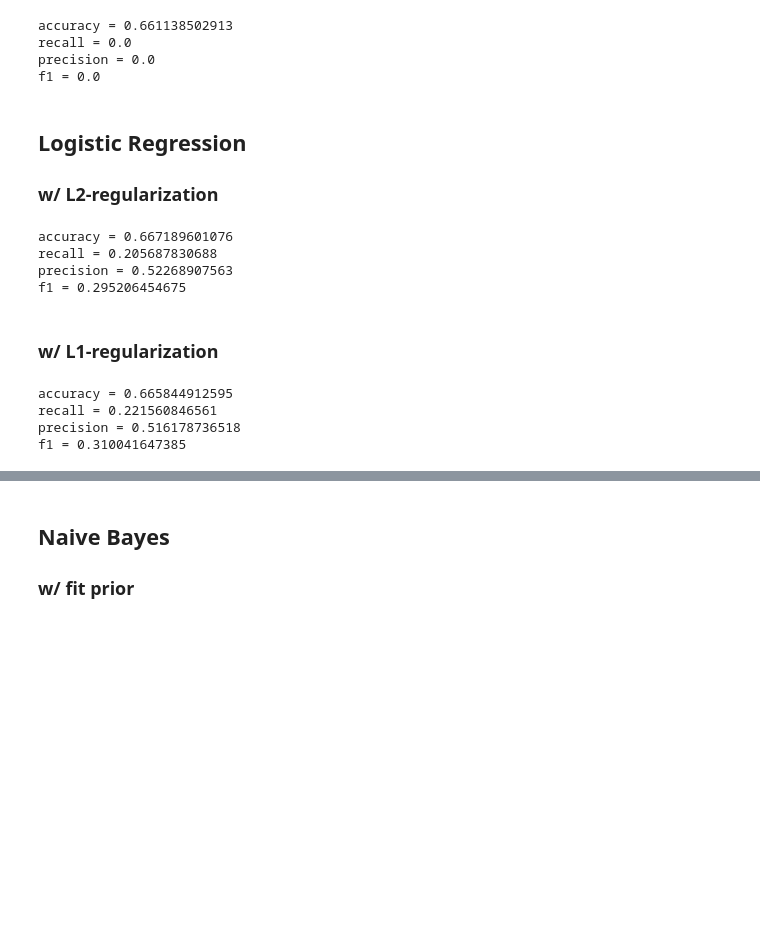
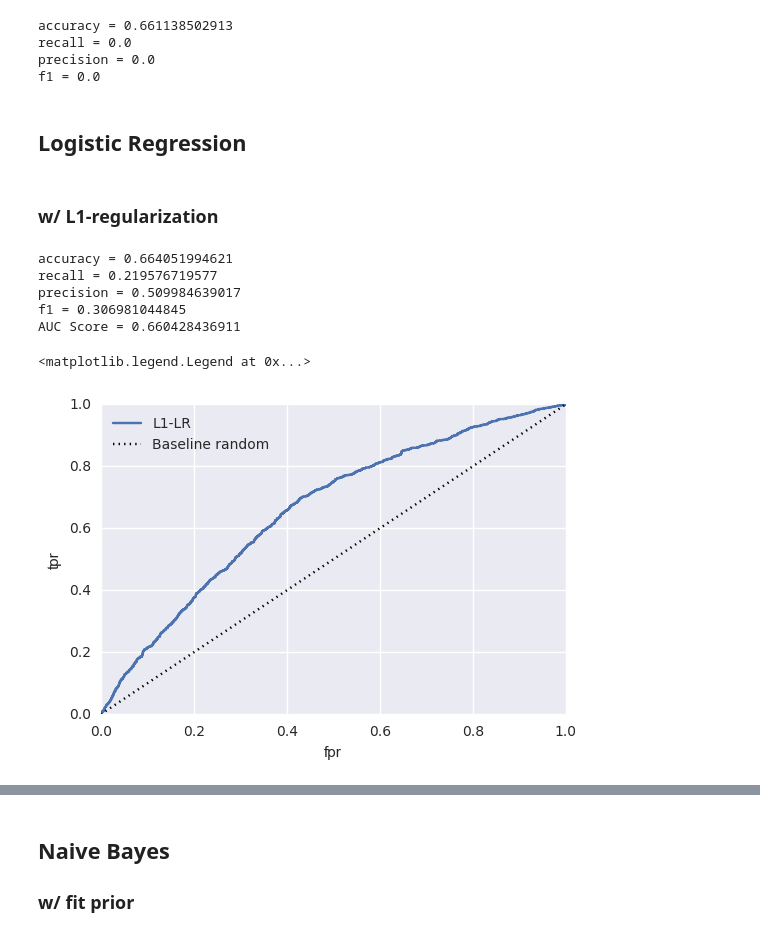
Before and after one commit to jchelmers/urban-data-project, a Jupyter notebook: Consolidate_New_Features_Jon.ipynb, the cells around one changed output, grey strips where cells are left out. Drawn from its saved outputs; the diff is of its cells as text; code cells hidden in the pictures; blank space fills up the shorter version.

Commit message:
Added ROC/AUC Metrics

```diff
--- a/Consolidate_New_Features_Jon.ipynb
+++ b/Consolidate_New_Features_Jon.ipynb
@@ -57,7 +58,11 @@ Index(['crit_violations', 'non_crit_violations', 'earliest_inspection',
        'police_matter_complaints', 'liq_license', 'side_license'],
       dtype='object')
 # %%
-violations_df2 = violations_df.drop(['address', 'crit_violations', 'earliest_inspection',
+violations_df2 = violations_df.drop(['food_poisoning_complaints',
+       'food_establishment_complaints', 'electric_complaints',
+       'safety_complaints', 'rodent_complaints', 'dirty_conditions_complaints',
+       'general_complaints', 'missed_collection_complaints',
+       'police_matter_complaints', 'liq_license', 'side_license','address', 'crit_violations', 'earliest_inspection',
                                      'latest_inspection', 'second_latest_inspection',
                                      'non_crit_violations', 'num_inspections',
                                      'crit_violations_recent_inspect', 'non_crit_violations_recent_inspect'], axis=1)
@@ -182,32 +185,29 @@ precision = 0.0
 f1 = 0.0
 # %% [markdown]
 ## Logistic Regression
-### w/ L2-regularization
-# %%
-lr = linear_model.LogisticRegression(penalty = 'l2',C=1e20)
-lr.fit(X_train, y_train)
-pred_lr = lr.predict(X_test)
-print('accuracy = ' + str(sklearn.metrics.accuracy_score(y_test, pred_lr)))
-print('recall = ' + str(sklearn.metrics.recall_score(y_test, pred_lr)))
-print('precision = ' + str(sklearn.metrics.precision_score(y_test, pred_lr)))
-print('f1 = ' + str(sklearn.metrics.f1_score(y_test, pred_lr)))
-# %% [output]
-accuracy = 0.667189601076
-recall = 0.205687830688
-precision = 0.52268907563
-f1 = 0.295206454675
 # %% [markdown]
 ### w/ L1-regularization
 # %%
-lr = linear_model.LogisticRegression(penalty = 'l1',C=1e20)
+lr = linear_model.LogisticRegression(penalty = 'l1',C=1e50)
 lr.fit(X_train, y_train)
 pred_lr = lr.predict(X_test)
+pred_lr_prob = lr.predict_proba(X_test)
 print('accuracy = ' + str(sklearn.metrics.accuracy_score(y_test, pred_lr)))
 print('recall = ' + str(sklearn.metrics.recall_score(y_test, pred_lr)))
 print('precision = ' + str(sklearn.metrics.precision_score(y_test, pred_lr)))
 print('f1 = ' + str(sklearn.metrics.f1_score(y_test, pred_lr)))
+print('AUC Score = ' + str(metrics.roc_auc_score(y_test, pred_lr_prob[:,1])))
+fpr_lr, tpr_lr, thresholds_lr = metrics.roc_curve(y_test, pred_lr_prob[:,1])
+plt.plot(fpr_lr,tpr_lr, label='L1-LR')
+plt.plot(fpr_lr,fpr_lr,'k:', label='Baseline random')
+plt.xlabel('fpr')
+plt.ylabel('tpr')
+plt.legend(loc=2)
 # %% [output]
-accuracy = 0.665844912595
-recall = 0.221560846561
-precision = 0.516178736518
-f1 = 0.310041647385
+accuracy = 0.664051994621
+recall = 0.219576719577
+precision = 0.509984639017
+f1 = 0.306981044845
+AUC Score = 0.660428436911
+<matplotlib.legend.Legend at 0x...>
+[figure, added]
```
Also changed, not shown: parts of 19 cells of this notebook.
